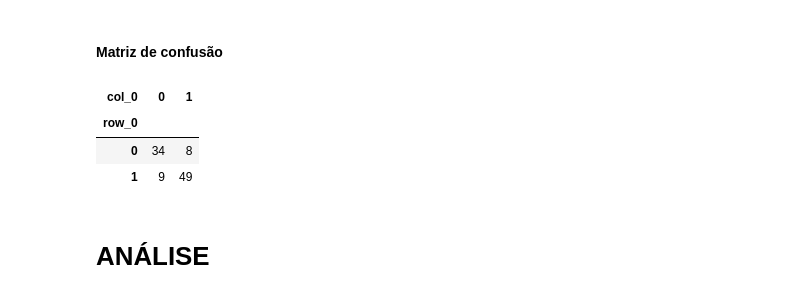
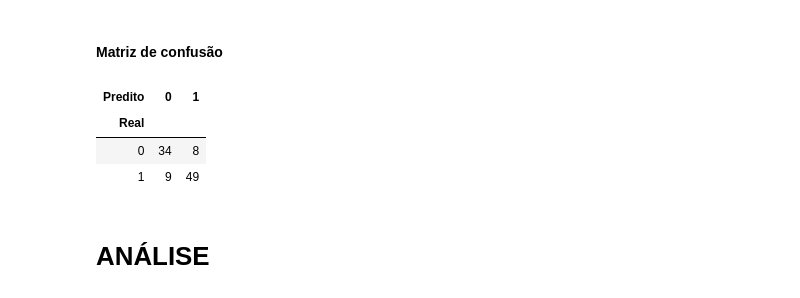
Before and after one commit to duddatorres/PROJETO-2, a Jupyter notebook: Projeto 2.ipynb, the cells around one changed output. Drawn from its saved outputs; the diff is of its cells as text; code cells hidden in the pictures.

```diff
--- a/Projeto 2.ipynb
+++ b/Projeto 2.ipynb
@@ -643,10 +645,10 @@ O teste de acurácia do SVM é  83.0
 # %% [markdown]
 #### Matriz de confusão
 # %%
-pd.crosstab(Y_test, y_predict)
+pd.crosstab(Y_test, y_predict,rownames=['Real'], colnames=['Predito'])
 # %% [output]
-| col_0 | 0 | 1 |
-| row_0 |  |  |
+| Predito | 0 | 1 |
+| Real |  |  |
 | 0 | 34 | 8 |
 | 1 | 9 | 49 |
 # %% [markdown]
```
Also changed, not shown: parts of 35 cells of this notebook.
